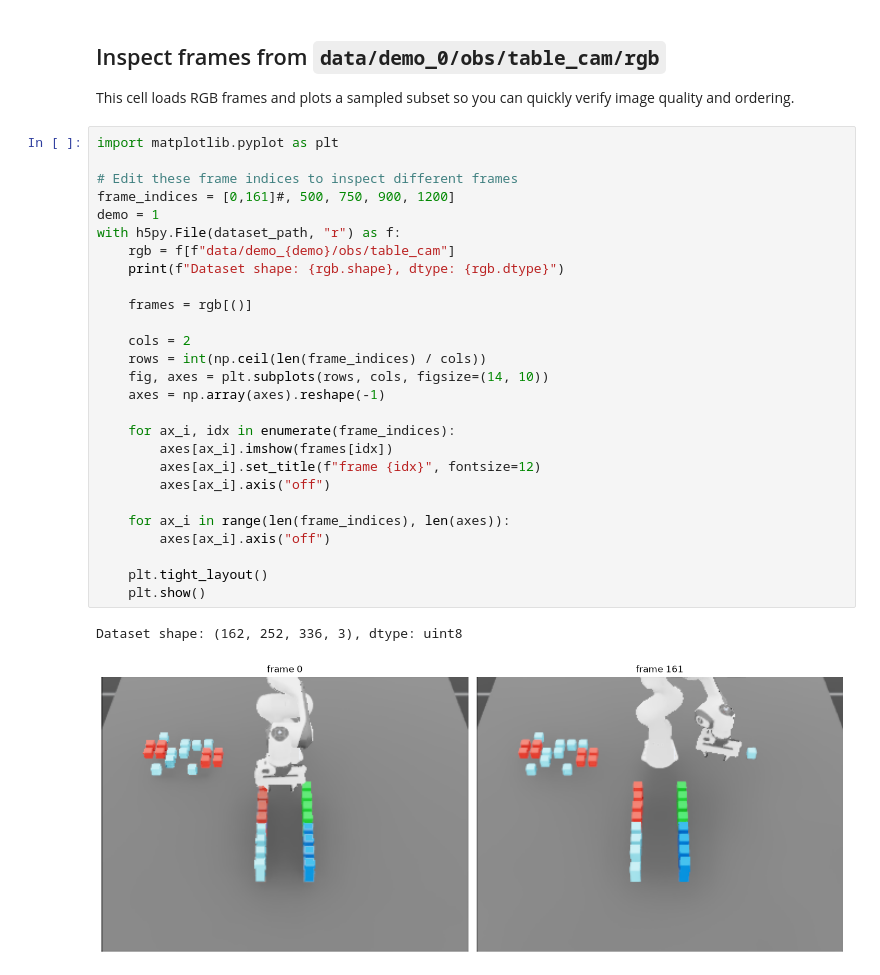
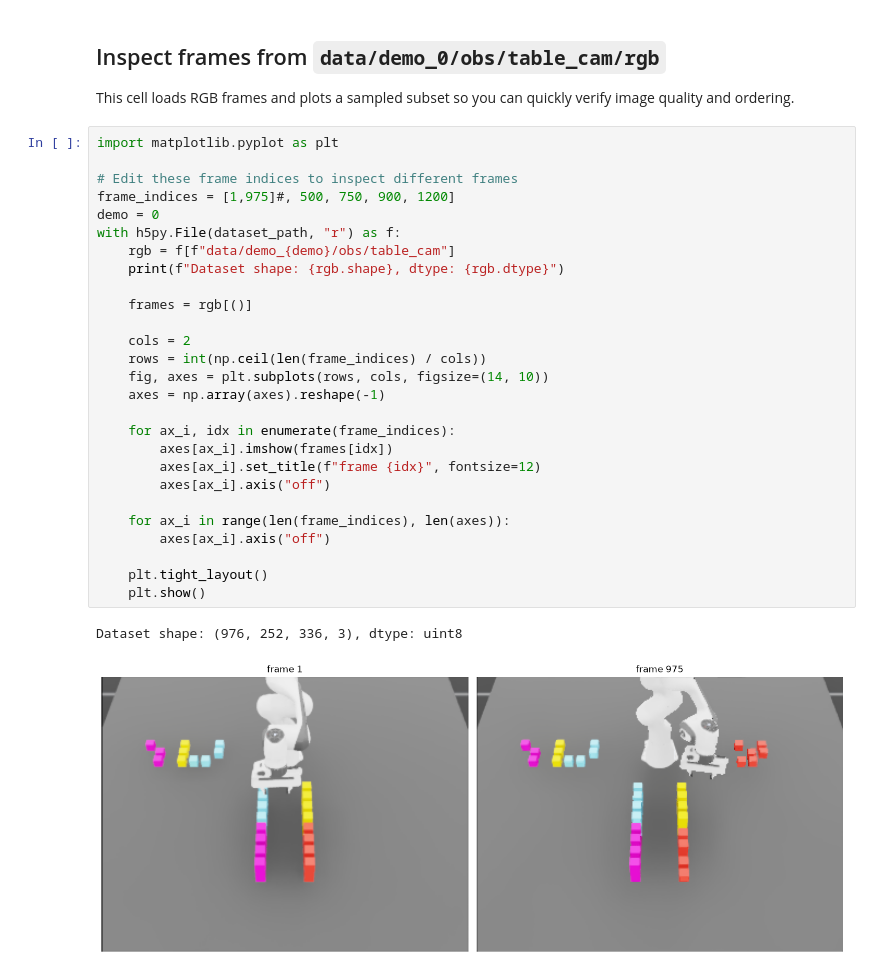
Before and after one commit to nardo7/era_bench, a Jupyter notebook: scripts/explore_dataset.ipynb, the cells around one changed output. Saved outputs shown, nothing was run; the diff lists cells and outputs as text.

```diff
--- a/scripts/explore_dataset.ipynb
+++ b/scripts/explore_dataset.ipynb
@@ -172,30 +172,30 @@ This cell loads RGB frames and plots a sampled subset so you can quickly verify
 # %%
 import matplotlib.pyplot as plt
 
 # Edit these frame indices to inspect different frames
-frame_indices = [0,161]#, 500, 750, 900, 1200]
-demo = 1
+frame_indices = [1,975]#, 500, 750, 900, 1200]
+demo = 0
 with h5py.File(dataset_path, "r") as f:
     rgb = f[f"data/demo_{demo}/obs/table_cam"]
     print(f"Dataset shape: {rgb.shape}, dtype: {rgb.dtype}")
 
     frames = rgb[()]
 
     cols = 2
     rows = int(np.ceil(len(frame_indices) / cols))
     fig, axes = plt.subplots(rows, cols, figsize=(14, 10))
     axes = np.array(axes).reshape(-1)
 
     for ax_i, idx in enumerate(frame_indices):
         axes[ax_i].imshow(frames[idx])
         axes[ax_i].set_title(f"frame {idx}", fontsize=12)
         axes[ax_i].axis("off")
 
     for ax_i in range(len(frame_indices), len(axes)):
         axes[ax_i].axis("off")
 
     plt.tight_layout()
     plt.show()
 # %% [output]
-Dataset shape: (162, 252, 336, 3), dtype: uint8
+Dataset shape: (976, 252, 336, 3), dtype: uint8
-[figure, old version]
+[figure, new version]
```
Also changed, not shown: parts of 2 cells of this notebook, 5 other files.
